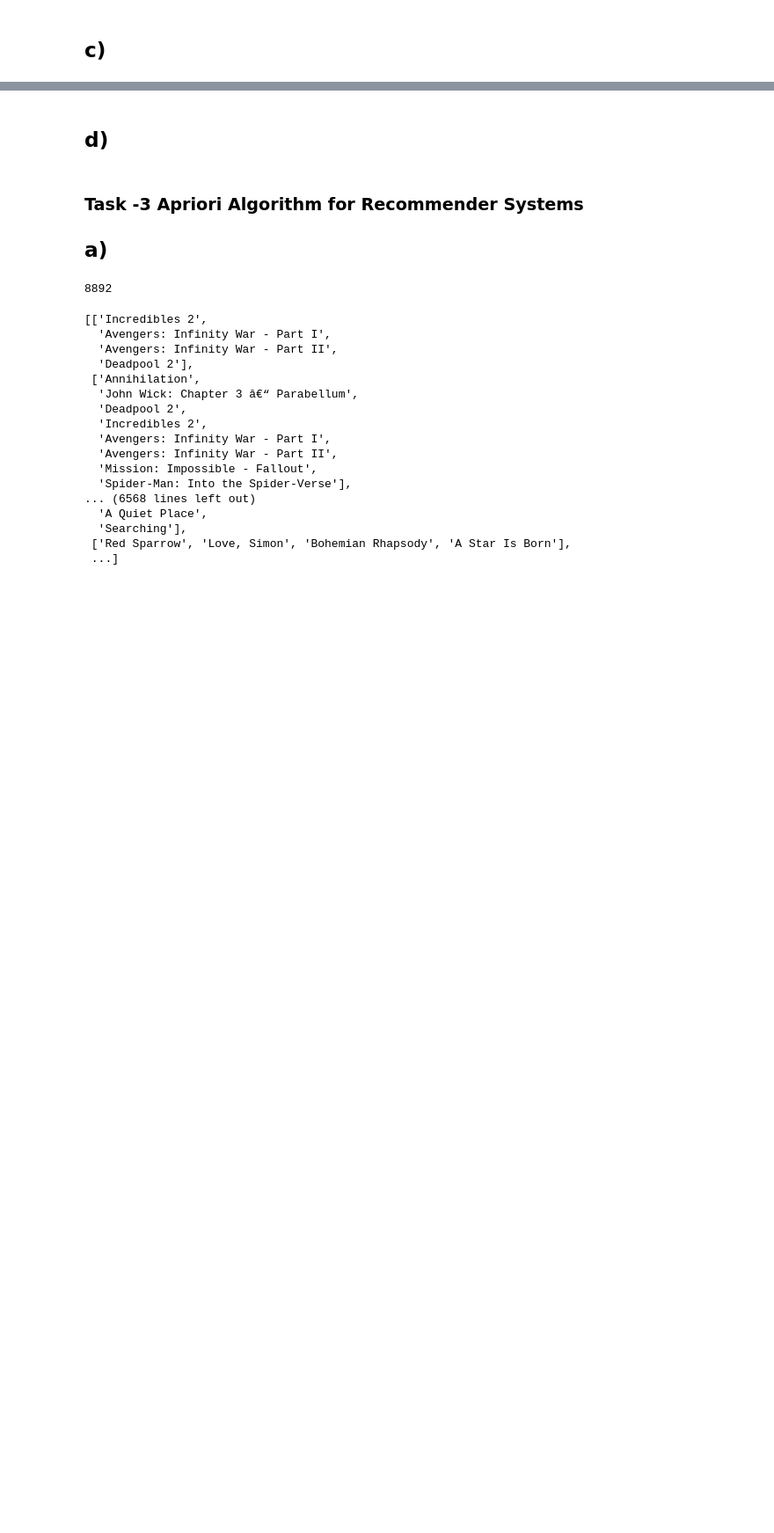
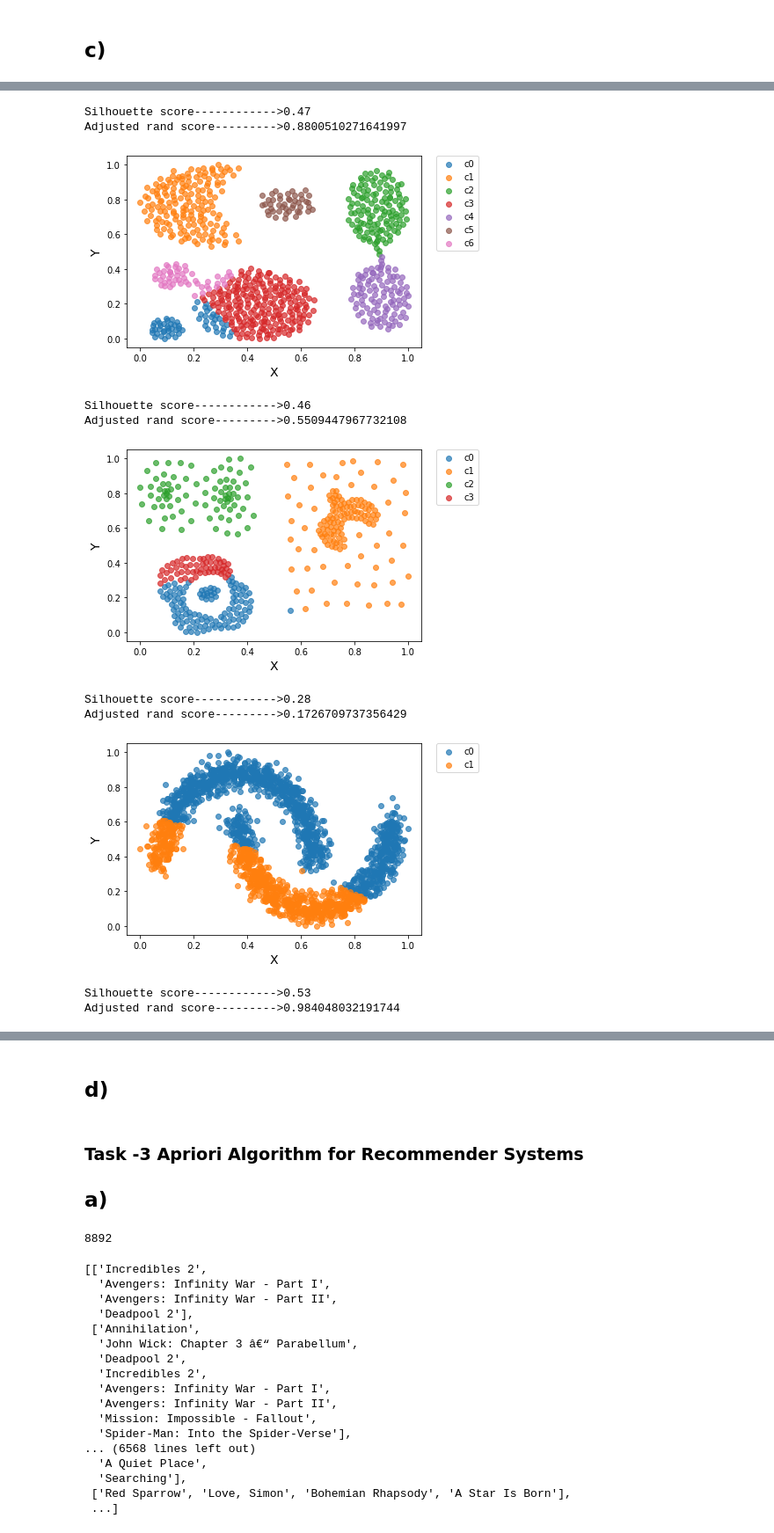
Before and after one commit to rafiqulislam21/pca_svd_clustring_and_apriori_algorithm_with_python, a Jupyter notebook: pca_svd_clustring_and_apriori_algorithm.ipynb, the cells around one changed output, grey strips where cells are left out. Shown at 88% size. Saved outputs shown, nothing was run; the diff lists cells and outputs as text; code cells hidden in the pictures; blank space fills up the shorter version.

Commit message:
task-2 cluster performance score updated

```diff
--- a/pca_svd_clustring_and_apriori_algorithm.ipynb
+++ b/pca_svd_clustring_and_apriori_algorithm.ipynb
@@ -459,0 +474,18 @@ DBSCAN will cluster the same dataset differently depending on this parameter. To
+# %%
+#expectation maximization version-------------------------------------
+expectation_maximization(n_components=7, covariance_type='diag', max_iter=100, init_params='kmeans', df=df1)
+expectation_maximization(n_components=4, covariance_type='diag', max_iter=100, init_params='kmeans', df=df2)
+expectation_maximization(n_components=2, covariance_type='full', max_iter=100, init_params='random', df=df3)
+expectation_maximization(n_components=2, covariance_type='full', max_iter=100, init_params='random', df=df4)
+# %% [output]
+Silhouette score------------>0.47
+Adjusted rand score--------->0.8800510271641997
+[figure, added]
+Silhouette score------------>0.46
+Adjusted rand score--------->0.5509447967732108
+[figure, added]
+Silhouette score------------>0.28
+Adjusted rand score--------->0.1726709737356429
+[figure, added]
+Silhouette score------------>0.53
+Adjusted rand score--------->0.984048032191744
```
Also changed, not shown: parts of 12 cells of this notebook.
